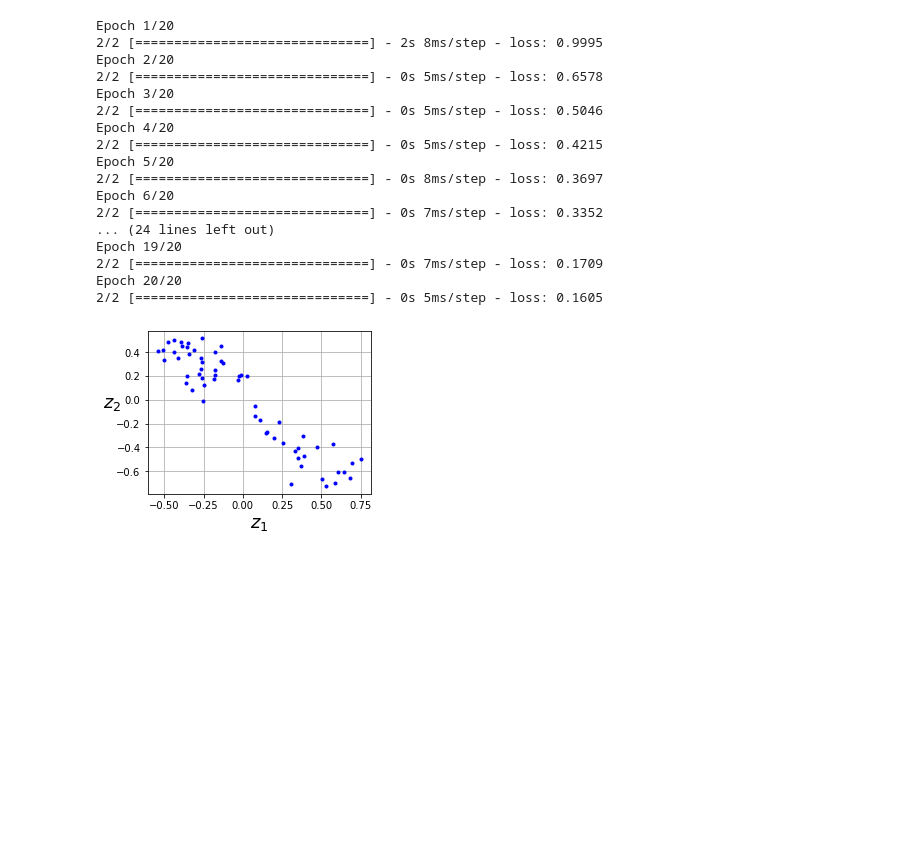
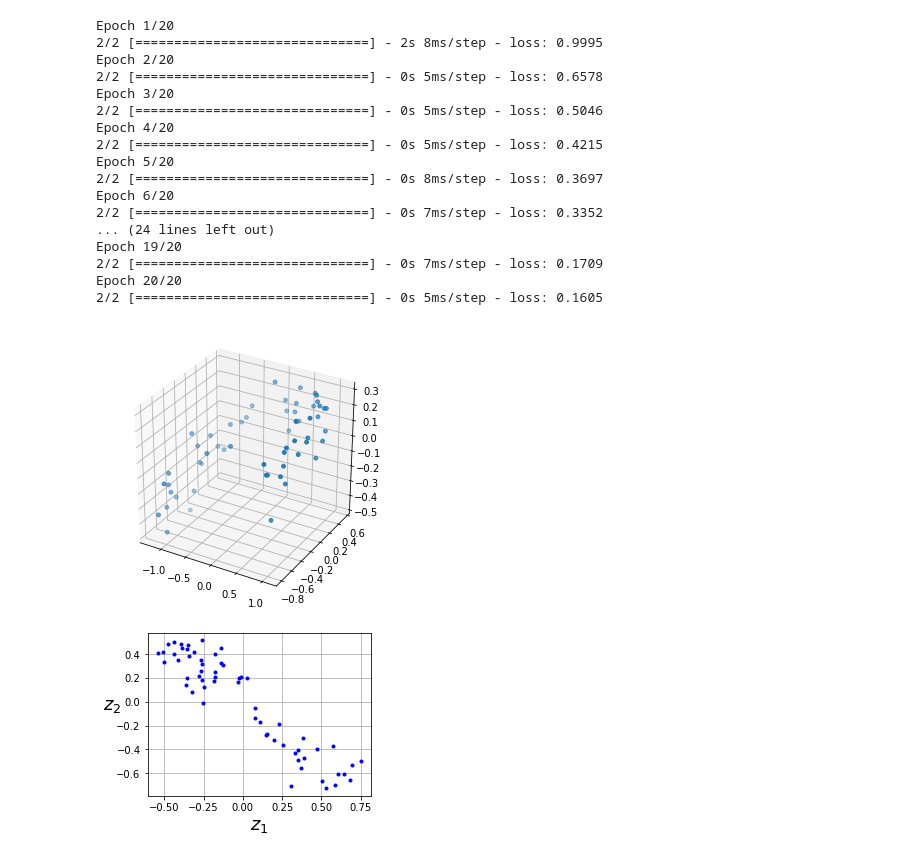
Before and after one commit to kimhwijin/HandsOnMachineLearing, a Jupyter notebook: AutoEncoder_GAN_17.ipynb, the cells around one changed output. Drawn from its saved outputs; the diff is of its cells as text; code cells hidden in the pictures; blank space fills up the shorter version.

```diff
--- a/AutoEncoder_GAN_17.ipynb
+++ b/AutoEncoder_GAN_17.ipynb
@@ -60,6 +60,20 @@ Epoch 19/20
 2/2 [==============================] - 0s 7ms/step - loss: 0.1709
 Epoch 20/20
 2/2 [==============================] - 0s 5ms/step - loss: 0.1605
+# %%
+fig = plt.figure(figsize=(5, 5))
+ax = fig.gca(projection='3d')
+
+# scatter() 함수에 준비된 x, y, z 배열 값을 입력해주고
+# 마커, 스타일 및 마커 색상 등을 설정할 수 있습니다.
+# marker = 점의 형태
+# s = 점의 크기
+# c = 점의 색깔
+ax.scatter(X_train[:,0],X_train[:,1],X_train[:,2], marker='o', s=15)
+
+plt.show()
+# %% [output]
+[figure, added]
 # %%
 codings = encoder.predict(X_train)
 
```
Also changed, not shown: parts of 6 cells of this notebook.
